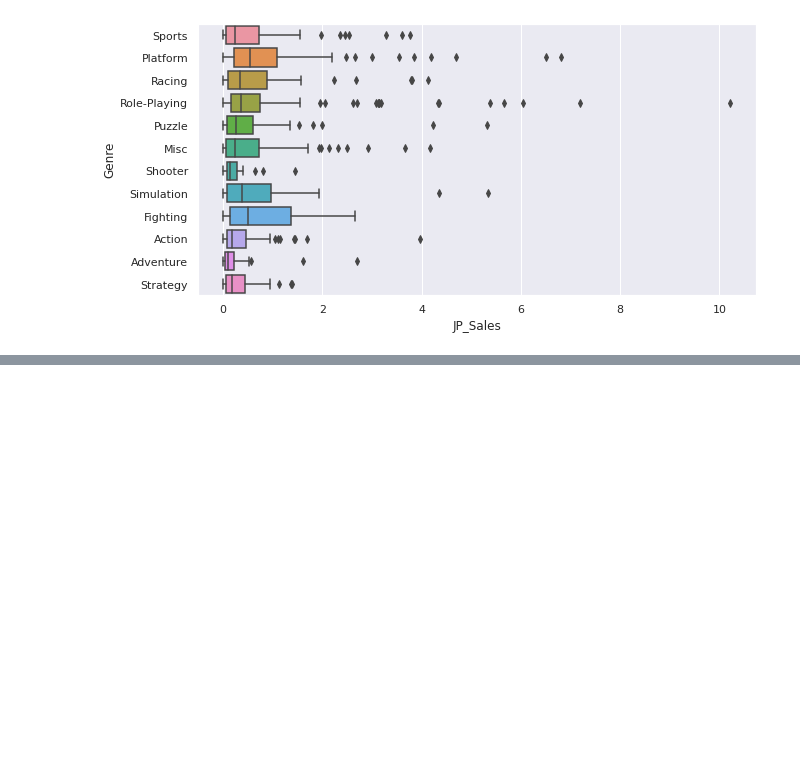
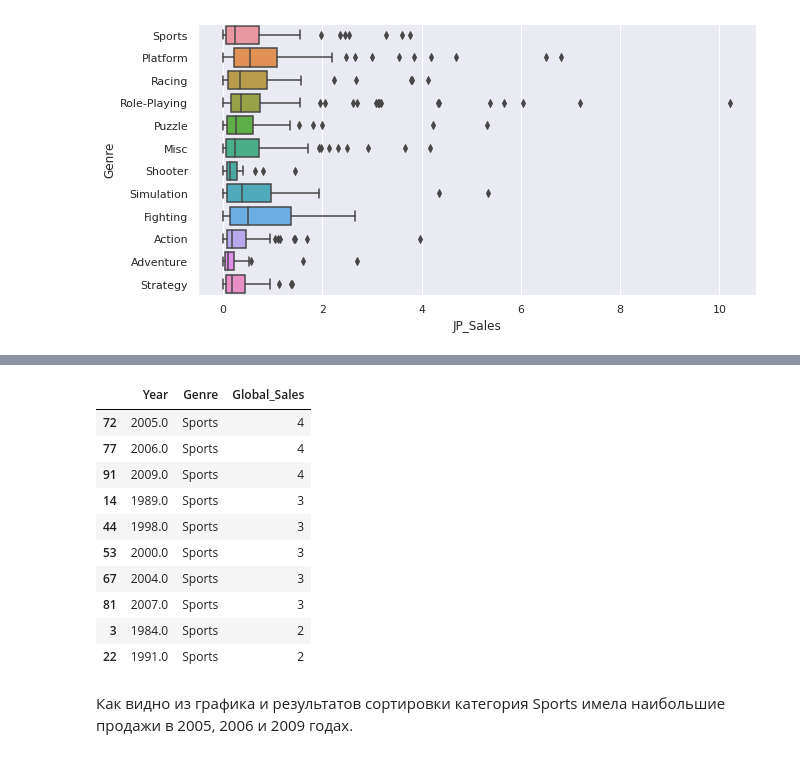
Before and after one commit to VPonomarev42/LearningRep, a Jupyter notebook: stats/stats_miniproject_1.ipynb, the cells around one changed output, grey strips where cells are left out. Saved outputs shown, nothing was run; the diff lists cells and outputs as text; code cells hidden in the pictures; blank space fills up the shorter version.

```diff
--- a/stats/stats_miniproject_1.ipynb
+++ b/stats/stats_miniproject_1.ipynb
@@ -192,0 +209,16 @@ ax = snb.boxplot(y="Genre", x="JP_Sales", data=nintendo_japan_genre, orient='h')
+# %%
+nintendo_global_grouped.reset_index().sort_values(by=['Genre','Global_Sales'], ascending=False).head(10)
+# %% [output]
+|  | Year | Genre | Global_Sales |
+| 72 | 2005.0 | Sports | 4 |
+| 77 | 2006.0 | Sports | 4 |
+| 91 | 2009.0 | Sports | 4 |
+| 14 | 1989.0 | Sports | 3 |
+| 44 | 1998.0 | Sports | 3 |
+| 53 | 2000.0 | Sports | 3 |
+| 67 | 2004.0 | Sports | 3 |
+| 81 | 2007.0 | Sports | 3 |
+| 3 | 1984.0 | Sports | 2 |
+| 22 | 1991.0 | Sports | 2 |
+# %% [markdown]
+Как видно из графика и результатов сортировки категория Sports имела наибольшие продажи в 2005, 2006 и 2009 годах.
```
Also changed, not shown: parts of 4 cells of this notebook.
